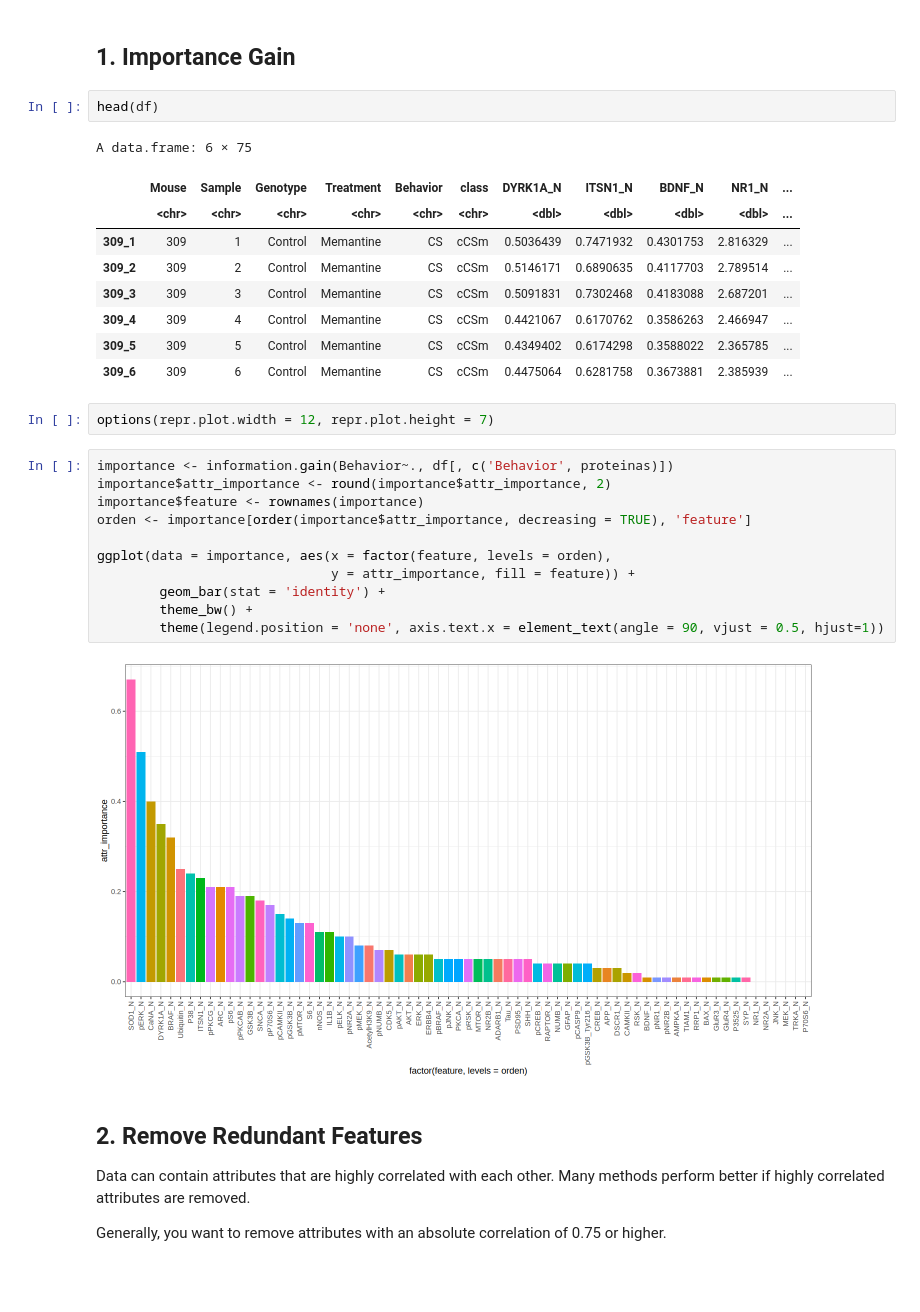
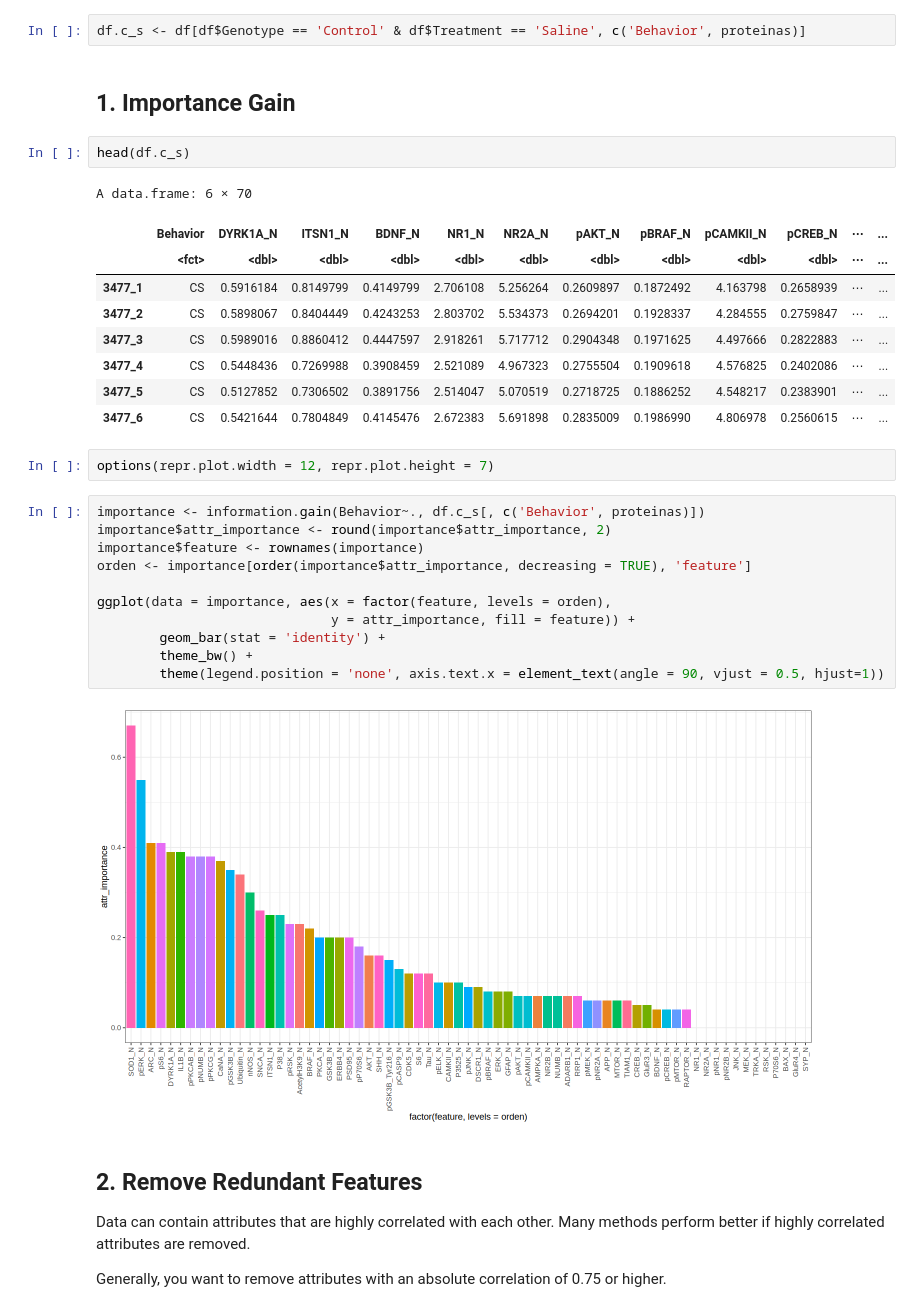
Before and after one commit to smzlogoj/ejemplos, a Jupyter notebook: featured_selection.ipynb, the cells around one changed output. Cells and saved outputs as stored; diff of their text form; blank space fills up the shorter version.

```diff
--- a/featured_selection.ipynb
+++ b/featured_selection.ipynb
@@ -7,35 +7,37 @@ library(caret)
 # %%
 ## Eliminar Mouse 3484
 df <- df[df$Mouse != 3484, ]
+# %%
+df.c_s <- df[df$Genotype == 'Control' & df$Treatment == 'Saline', c('Behavior', proteinas)]
 # %% [markdown]
 ## 1. Importance Gain
 # %%
-head(df)
+head(df.c_s)
 # %% [output]
-A data.frame: 6 × 75
+A data.frame: 6 × 70
-|  | Mouse | Sample | Genotype | Treatment | Behavior | class | DYRK1A_N | ITSN1_N | BDNF_N | NR1_N | ... |
-|  | <chr> | <chr> | <chr> | <chr> | <chr> | <chr> | <dbl> | <dbl> | <dbl> | <dbl> | ... |
-| 309_1 | 309 | 1 | Control | Memantine | CS | cCSm | 0.5036439 | 0.7471932 | 0.4301753 | 2.816329 | ... |
-| 309_2 | 309 | 2 | Control | Memantine | CS | cCSm | 0.5146171 | 0.6890635 | 0.4117703 | 2.789514 | ... |
-| 309_3 | 309 | 3 | Control | Memantine | CS | cCSm | 0.5091831 | 0.7302468 | 0.4183088 | 2.687201 | ... |
-| 309_4 | 309 | 4 | Control | Memantine | CS | cCSm | 0.4421067 | 0.6170762 | 0.3586263 | 2.466947 | ... |
-| 309_5 | 309 | 5 | Control | Memantine | CS | cCSm | 0.4349402 | 0.6174298 | 0.3588022 | 2.365785 | ... |
-| 309_6 | 309 | 6 | Control | Memantine | CS | cCSm | 0.4475064 | 0.6281758 | 0.3673881 | 2.385939 | ... |
+|  | Behavior | DYRK1A_N | ITSN1_N | BDNF_N | NR1_N | NR2A_N | pAKT_N | pBRAF_N | pCAMKII_N | pCREB_N | ⋯ | ... |
+|  | <fct> | <dbl> | <dbl> | <dbl> | <dbl> | <dbl> | <dbl> | <dbl> | <dbl> | <dbl> | ⋯ | ... |
+| 3477_1 | CS | 0.5916184 | 0.8149799 | 0.4149799 | 2.706108 | 5.256264 | 0.2609897 | 0.1872492 | 4.163798 | 0.2658939 | ⋯ | ... |
+| 3477_2 | CS | 0.5898067 | 0.8404449 | 0.4243253 | 2.803702 | 5.534373 | 0.2694201 | 0.1928337 | 4.284555 | 0.2759847 | ⋯ | ... |
+| 3477_3 | CS | 0.5989016 | 0.8860412 | 0.4447597 | 2.918261 | 5.717712 | 0.2904348 | 0.1971625 | 4.497666 | 0.2822883 | ⋯ | ... |
+| 3477_4 | CS | 0.5448436 | 0.7269988 | 0.3908459 | 2.521089 | 4.967323 | 0.2755504 | 0.1909618 | 4.576825 | 0.2402086 | ⋯ | ... |
+| 3477_5 | CS | 0.5127852 | 0.7306502 | 0.3891756 | 2.514047 | 5.070519 | 0.2718725 | 0.1886252 | 4.548217 | 0.2383901 | ⋯ | ... |
+| 3477_6 | CS | 0.5421644 | 0.7804849 | 0.4145476 | 2.672383 | 5.691898 | 0.2835009 | 0.1986990 | 4.806978 | 0.2560615 | ⋯ | ... |
 # %%
 options(repr.plot.width = 12, repr.plot.height = 7)
 # %%
-importance <- information.gain(Behavior~., df[, c('Behavior', proteinas)])
+importance <- information.gain(Behavior~., df.c_s[, c('Behavior', proteinas)])
 importance$attr_importance <- round(importance$attr_importance, 2)
 importance$feature <- rownames(importance)
 orden <- importance[order(importance$attr_importance, decreasing = TRUE), 'feature']
 
 ggplot(data = importance, aes(x = factor(feature, levels = orden),
                               y = attr_importance, fill = feature)) +
         geom_bar(stat = 'identity') +
         theme_bw() +
         theme(legend.position = 'none', axis.text.x = element_text(angle = 90, vjust = 0.5, hjust=1))
 # %% [output]
-[figure, old version]
+[figure, new version]
 # %% [markdown]
 ## 2. Remove Redundant Features
 
```
Also changed, not shown: parts of 8 cells of this notebook, 1 other file.
